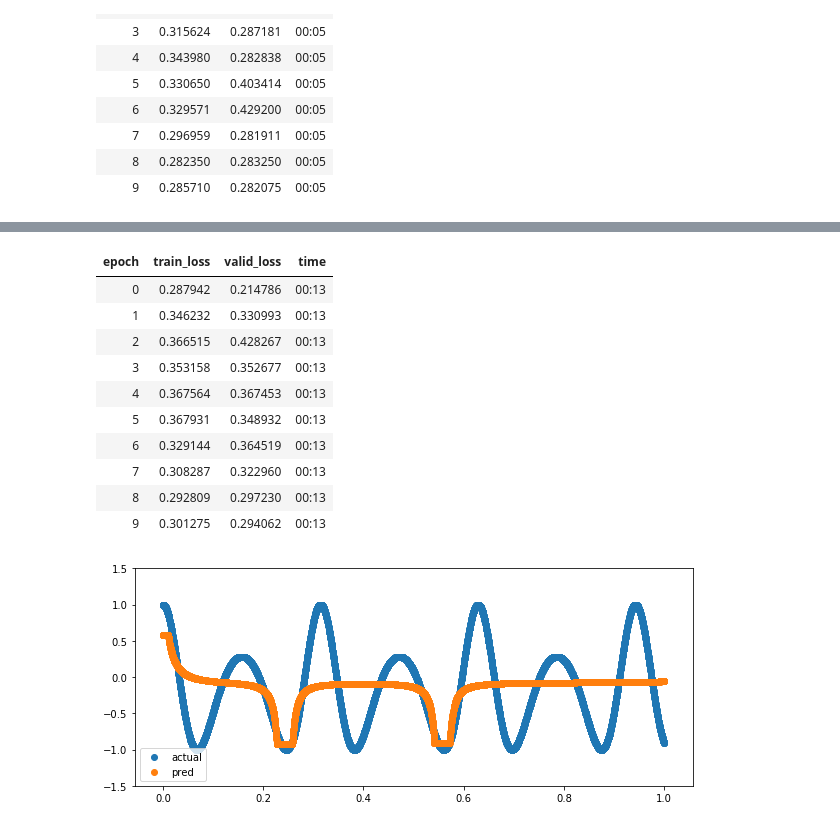
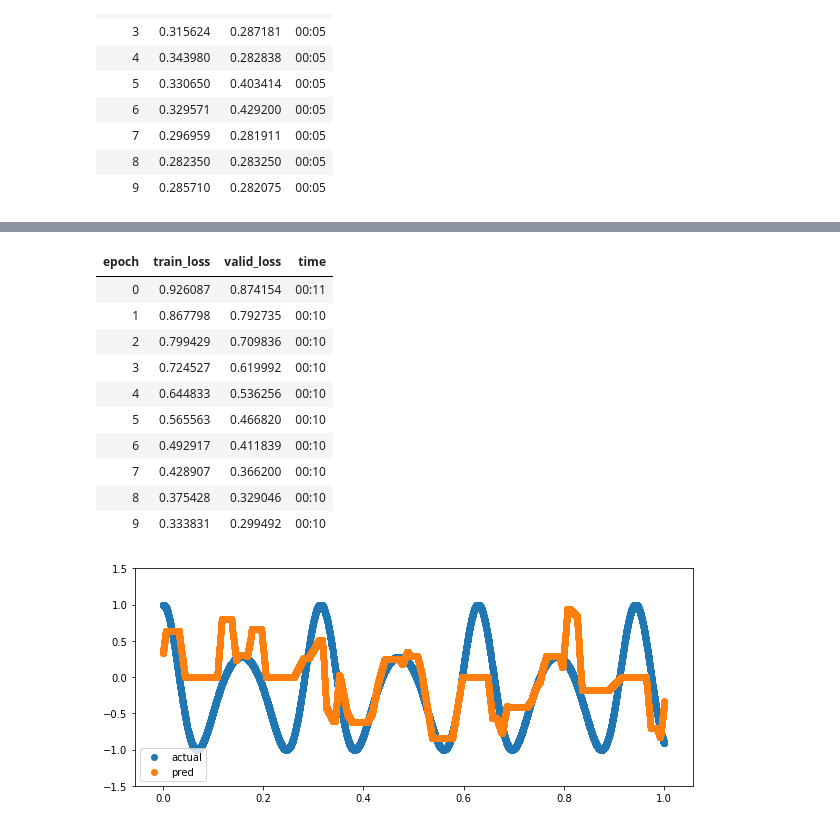
Before and after one commit to slawekslex/dl_experiments, a Jupyter notebook: misc/bars.ipynb, the cells around one changed output, grey strips where cells are left out. Saved outputs shown, nothing was run; the diff lists cells and outputs as text; code cells hidden in the pictures.

```diff
--- a/misc/bars.ipynb
+++ b/misc/bars.ipynb
@@ -130,7 +115,3 @@ learn.fit_one_cycle(10, lr_max=1e-2 )
 | 7 | 0.296959 | 0.281911 | 00:05 |
 | 8 | 0.282350 | 0.283250 | 00:05 |
 | 9 | 0.285710 | 0.282075 | 00:05 |
-# %%
-w = torch.linspace(0,1,10)
-h = torch.rand(10)
-plt.plot(w,h)
@@ -153,12 +118,17 @@ plt.scatter(x,rx)
+# %%
+def br(x, c,w, h):
+    dist = torch.abs(x-c)
+    r = 2 * ( 1 - 2 * dist / w)
+    return h * r.clamp(0, 1)
 # %%
 class BarModule(torch.nn.Module):
     def __init__(self, n):
         super().__init__()
         self.c = nn.Parameter(torch.linspace(0,1,n))
-        self.h = nn.Parameter(torch.ones(n))
-        self.w = nn.Parameter(torch.ones(n))
+        self.h = nn.Parameter(2*torch.rand(n)-1)
+        d = 1/(n-1)
+        self.w = nn.Parameter(4 * d / 3 * torch.ones(n))
     def forward(self, x):
         res = 0
-        for i in range(len(self.c)):
-            res += br(x,self.c[i],self.w[i],self.h[i])
-        return res
+        res = br(x[:,None],self.c, self.w, self.h)
+        return torch.sum(res, dim=1)
@@ -210,0 +135,9 @@ learn = Learner(dls,bm, loss_func=nn.MSELoss() , cbs = ShowChart(x,y))
+# %%
+bm = BarModule(20)
+learn = Learner(dls,bm, loss_func=nn.MSELoss() )#, cbs = ShowChart(x,y))
+
+bx = torch.linspace(0,1,1000)
+by = bm(bx).detach()
+plt.plot(bx, by)
+plt.ylim(-2,2)
+plt.show()
@@ -217,15 +151,15 @@ SuggestedLRs(lr_min=0.33113112449646, lr_steep=0.2089296132326126)
 # %%
-learn.fit_one_cycle(10, lr_max=1e-1 )
+learn.fit(10, lr=1e-4 )
 # %% [output]
 | epoch | train_loss | valid_loss | time |
-| 0 | 0.287942 | 0.214786 | 00:13 |
-| 1 | 0.346232 | 0.330993 | 00:13 |
-| 2 | 0.366515 | 0.428267 | 00:13 |
-| 3 | 0.353158 | 0.352677 | 00:13 |
-| 4 | 0.367564 | 0.367453 | 00:13 |
-| 5 | 0.367931 | 0.348932 | 00:13 |
-| 6 | 0.329144 | 0.364519 | 00:13 |
-| 7 | 0.308287 | 0.322960 | 00:13 |
-| 8 | 0.292809 | 0.297230 | 00:13 |
-| 9 | 0.301275 | 0.294062 | 00:13 |
+| 0 | 0.926087 | 0.874154 | 00:11 |
+| 1 | 0.867798 | 0.792735 | 00:10 |
+| 2 | 0.799429 | 0.709836 | 00:10 |
+| 3 | 0.724527 | 0.619992 | 00:10 |
+| 4 | 0.644833 | 0.536256 | 00:10 |
+| 5 | 0.565563 | 0.466820 | 00:10 |
+| 6 | 0.492917 | 0.411839 | 00:10 |
+| 7 | 0.428907 | 0.366200 | 00:10 |
+| 8 | 0.375428 | 0.329046 | 00:10 |
+| 9 | 0.333831 | 0.299492 | 00:10 |
-[figure, old version]
+[figure, new version]
```
Also changed, not shown: parts of 15 cells of this notebook.
